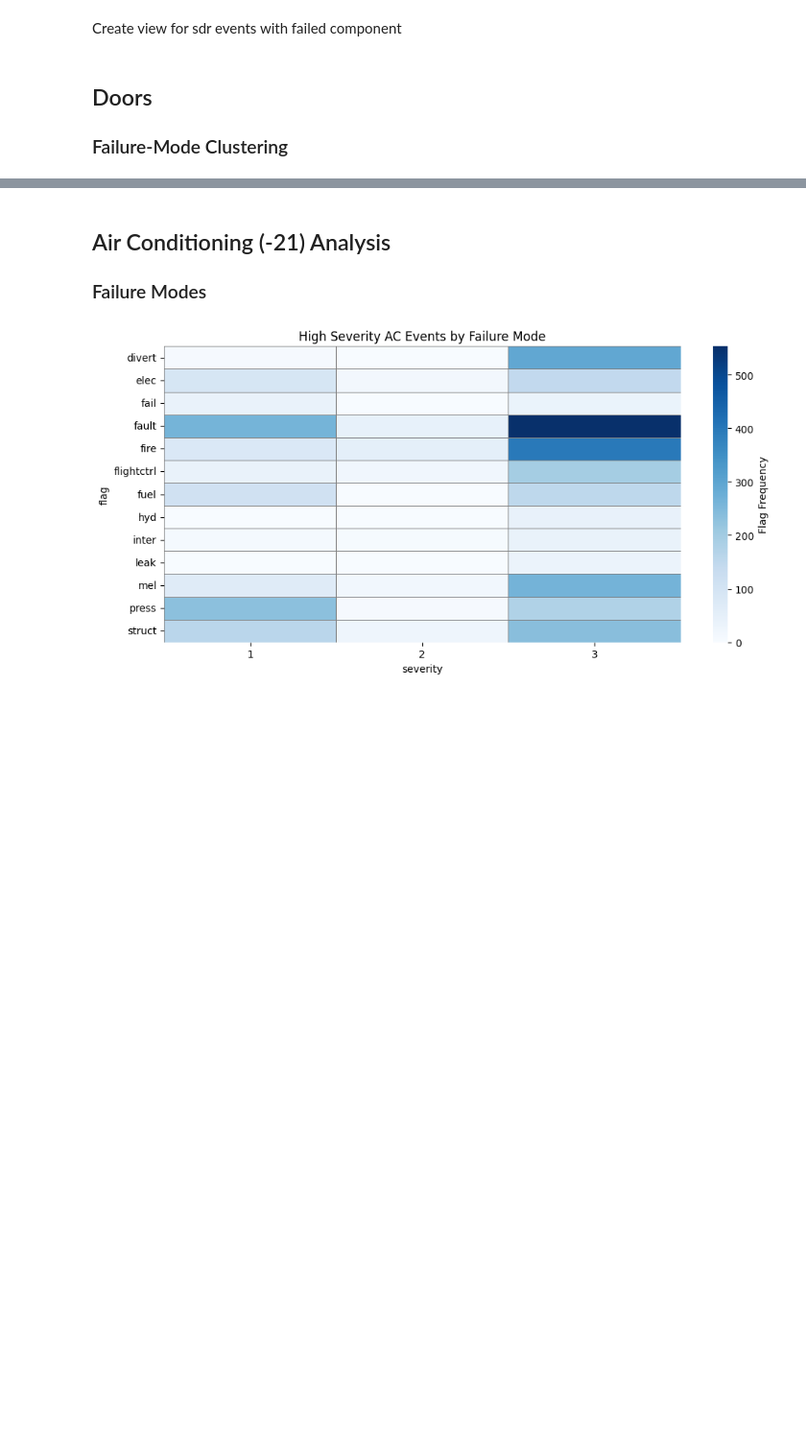
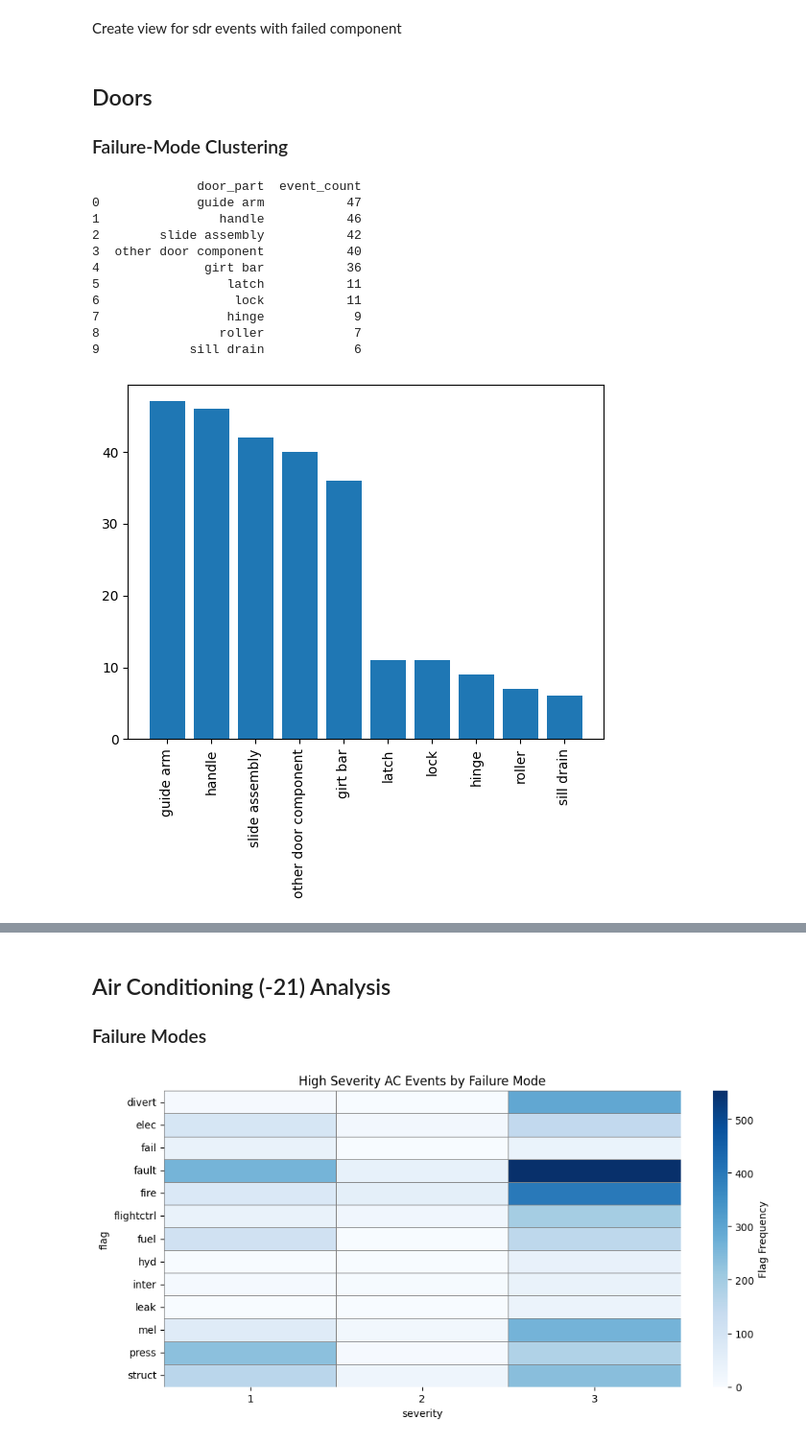
Before and after one commit to NorthrupRobert/737-800_SDR_Reliability_Analysis, a Jupyter notebook: _data_design_and_exploration/06_explore_aa.ipynb, the cells around one changed output, grey strips where cells are left out. Shown at 96% size. Drawn from its saved outputs; the diff is of its cells as text; code cells hidden in the pictures; blank space fills up the shorter version.

```diff
--- a/_data_design_and_exploration/06_explore_aa.ipynb
+++ b/_data_design_and_exploration/06_explore_aa.ipynb
@@ -1734,6 +1758,77 @@ WHERE discrepancy ILIKE '%door%' AND severity = 3)
 SELECT discrepancy
 FROM temp
 WHERE door_part = 'other door component';
+# %%
+my_df = interface.q_to_df("""
+WITH temp AS
+(SELECT
+    /* PART CLASSIFICATION */
+    CASE
+        WHEN discrepancy ILIKE '%(OPEN)%' THEN 'NOT YET FIXED'
+        WHEN discrepancy ILIKE '%guide arm%' THEN 'guide arm'
+        WHEN discrepancy ILIKE '%radius link%' THEN 'radius link'
+        WHEN discrepancy ILIKE '%roller%' THEN 'roller'
+        WHEN discrepancy ILIKE '%snubber%' THEN 'snubber'
+        WHEN discrepancy ILIKE '%girt bar%' THEN 'girt bar'
+        WHEN discrepancy ILIKE '%retainer clip%' THEN 'retainer clip'
+        WHEN discrepancy ILIKE '%handle%' THEN 'handle'
+        WHEN discrepancy ILIKE '%latch%' THEN 'latch'
+        WHEN discrepancy ILIKE '%lock%' THEN 'lock'
+        WHEN discrepancy ILIKE '%threshold%' THEN 'threshold'
+        WHEN discrepancy ILIKE '%track%' THEN 'track'
+        WHEN discrepancy ILIKE '%slide%' THEN 'slide assembly'
+        WHEN discrepancy ILIKE '%exit sign%' THEN 'exit sign'
+        WHEN discrepancy ILIKE '%corrosion%' THEN 'structure'
+        WHEN discrepancy ILIKE '%stop pin%' OR discrepancy ILIKE '%stop bearing%' THEN 'stop pin'
+        WHEN discrepancy ILIKE '%hinge%' OR discrepancy ILIKE '%hinge pin%' OR discrepancy ILIKE '%hinge plate%' THEN 'hinge'
+        WHEN discrepancy ILIKE '%torque tube%' THEN 'torque tube'
+        WHEN discrepancy ILIKE '%sensor%' OR discrepancy ILIKE '%indication switch%' THEN 'door sensor'
+        WHEN discrepancy ILIKE '%seal%' OR discrepancy ILIKE '%pressure leak%' THEN 'pressure seal'
+        WHEN discrepancy ILIKE '%sill drain%' OR discrepancy ILIKE '%drain valve%' OR discrepancy ILIKE '%threshold drain%' THEN 'sill drain'
+        WHEN discrepancy ILIKE '%trim%' THEN 'door trim'
+        WHEN discrepancy ILIKE '%control rod%' THEN 'control rod'
+        WHEN discrepancy ILIKE '%heater%' THEN 'door heater'
+        WHEN discrepancy ILIKE '%cargo door%' THEN 'cargo door'
+        WHEN discrepancy ILIKE '%external power door%' OR discrepancy ILIKE '%ground power door%' THEN 'external power door'
+        WHEN discrepancy ILIKE '%manual extension door%' OR discrepancy ILIKE '%manual override door%' THEN 'manual extension door'
+        WHEN discrepancy ILIKE '%bushing%' THEN 'door bushing'
+        WHEN discrepancy ILIKE '%strike%' THEN 'door strike'
+
+        ELSE 'other door component'
+    END AS door_part,
+
+    COUNT(*) AS event_count
+
+FROM sdr_event_aa_classified
+WHERE discrepancy ILIKE '%door%' AND
+    severity = 3
+GROUP BY door_part
+ORDER BY event_count DESC)
+
+SELECT *
+FROM temp
+WHERE door_part != 'NOT YET FIXED'
+LIMIT 10;
+""")
+
+print(my_df)
+
+plt.bar(x=my_df['door_part'], height=my_df['event_count'])
+plt.xticks(rotation=90)
+plt.show()
+# %% [output]
+              door_part  event_count
+0             guide arm           47
+1                handle           46
+2        slide assembly           42
+3  other door component           40
+4              girt bar           36
+5                 latch           11
+6                  lock           11
+7                 hinge            9
+8                roller            7
+9            sill drain            6
+[figure, added]
 # %%
 my_df = interface.q_to_df("""
 SELECT
```
Also changed, not shown: parts of 3 cells of this notebook, 2 other files.
